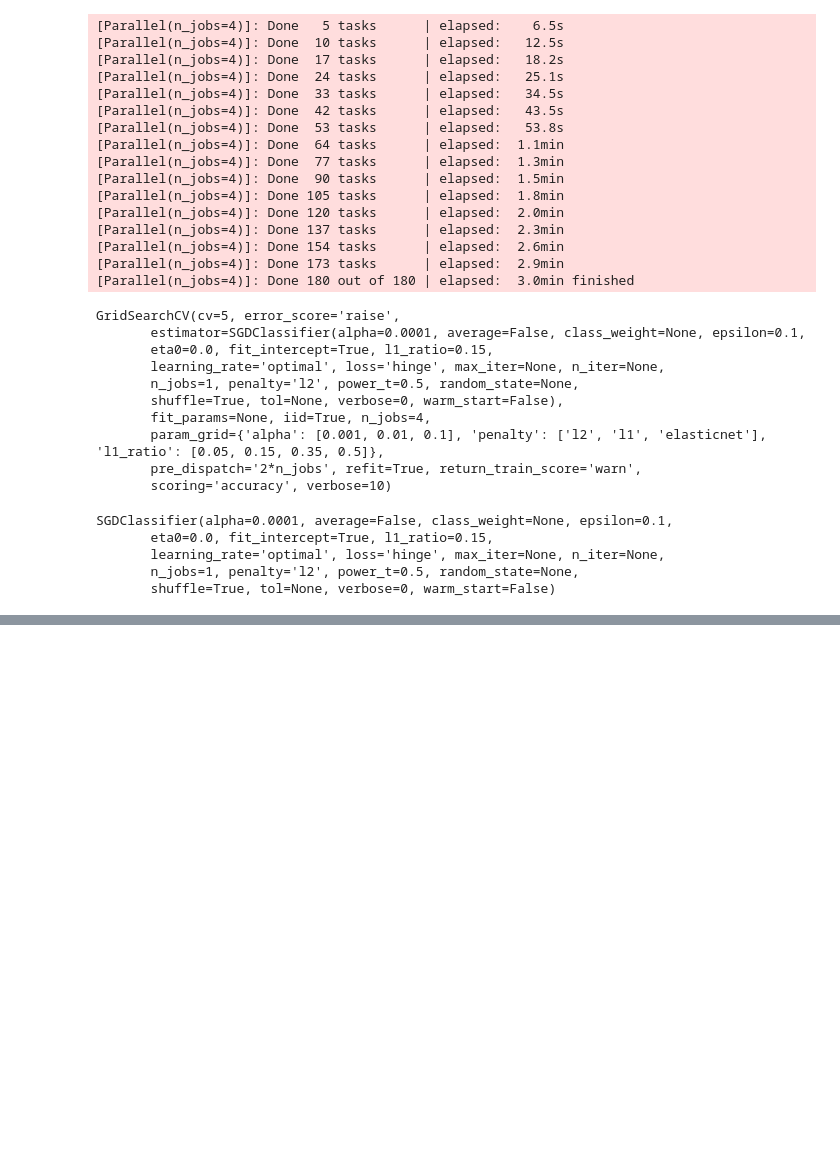
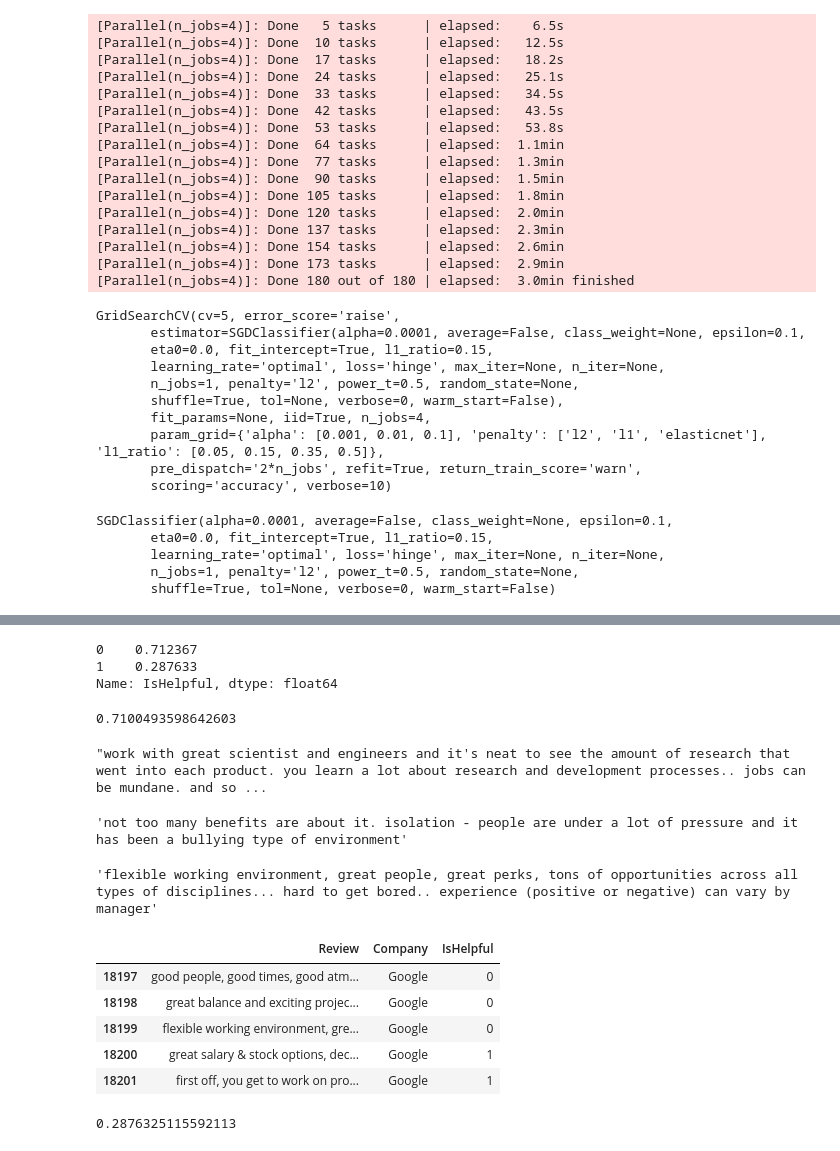
Before and after one commit to rmdelgad2013/Glassdoor_NLP, a Jupyter notebook: modeling/Baseline_Model.ipynb, the cells around one changed output, grey strips where cells are left out. Saved outputs shown, nothing was run; the diff lists cells and outputs as text; code cells hidden in the pictures; blank space fills up the shorter version.

```diff
--- a/modeling/Baseline_Model.ipynb
+++ b/modeling/Baseline_Model.ipynb
@@ -189,0 +229,35 @@ with open('svm_model.pkl', 'wb') as f:
+# %%
+df['IsHelpful'].value_counts(normalize=True)
+# %% [output]
+0    0.712367
+1    0.287633
+Name: IsHelpful, dtype: float64
+# %%
+1 - np.mean(y_test)
+# %% [output]
+0.7100493598642603
+# %%
+df['Review'].iloc[1234]
+# %% [output]
+"work with great scientist and engineers and it's neat to see the amount of research that went into each product. you learn a lot about research and development processes.. jobs can be mundane. and so ...
+# %%
+df['Review'].iloc[1]
+# %% [output]
+'not too many benefits are about it. isolation - people are under a lot of pressure and it has been a bullying type of environment'
+# %%
+df['Review'].iloc[18199]
+# %% [output]
+'flexible working environment, great people, great perks, tons of opportunities across all types of disciplines... hard to get bored.. experience (positive or negative) can vary by manager'
+# %%
+df.loc[df['Company'] == 'Google'].head()
+# %% [output]
+|  | Review | Company | IsHelpful |
+| 18197 | good people, good times, good atm... | Google | 0 |
+| 18198 | great balance and exciting projec... | Google | 0 |
+| 18199 | flexible working environment, gre... | Google | 0 |
+| 18200 | great salary & stock options, dec... | Google | 1 |
+| 18201 | first off, you get to work on pro... | Google | 1 |
+# %%
+df['IsHelpful'].mean()
+# %% [output]
+0.2876325115592113
```
Also changed, not shown: parts of 15 cells of this notebook, 13 other files.
